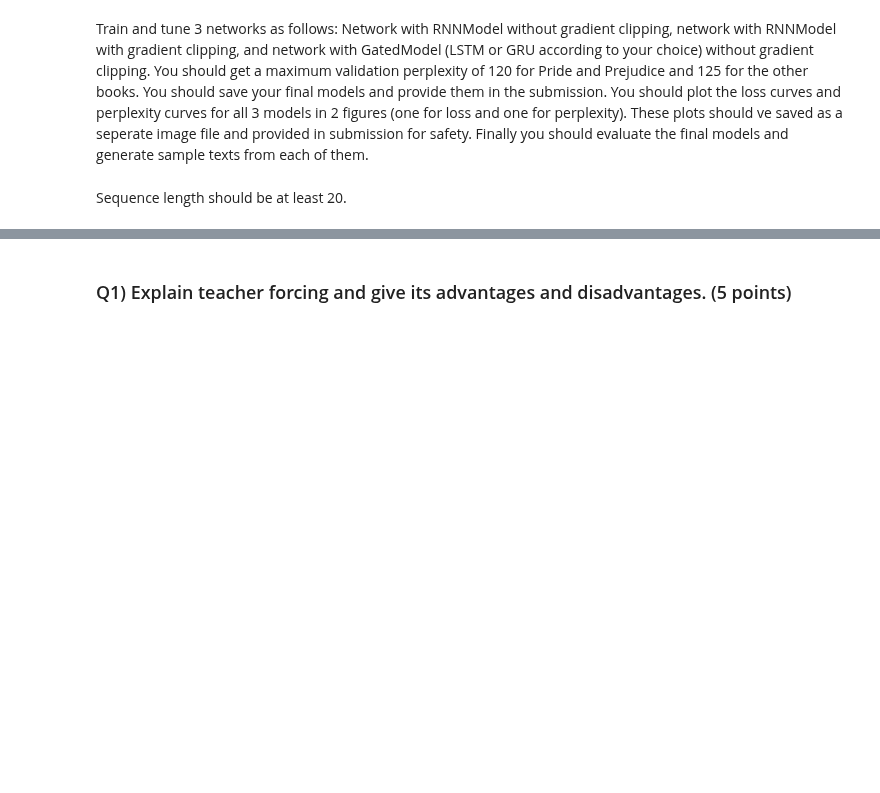
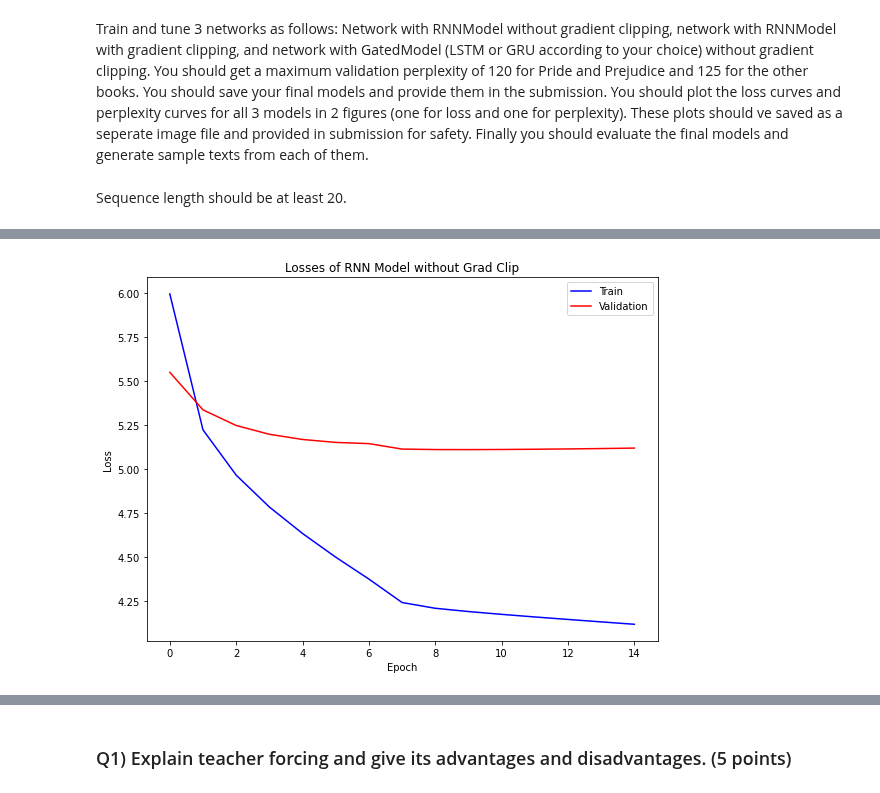
Before and after one commit to batuhanfaik/itu-cmpe, a Jupyter notebook: hw3/LanguageModelling.ipynb, the cells around one changed output, grey strips where cells are left out. Cells and saved outputs as stored; diff of their text form; code cells hidden in the pictures; blank space fills up the shorter version.

```diff
--- a/hw3/LanguageModelling.ipynb
+++ b/hw3/LanguageModelling.ipynb
@@ -283,21 +333,23 @@ def train(trainloader, evalloader, model, optimizer, criterion,
     """Fill in parts with None"""
     train_losses = []
     validation_losses = []
+    pps = []
     for ep in range(nepoch):
         if scheduler:
             scheduler.step()
         train_loss = train_one_epoch(model, criterion, optimizer, trainloader,
-                    log=True, log_interval=250, grad_clip=grad_clip, clip_val=clip_val)
-        train_losses.append(train_loss)
+                    log=True, log_interval=120, grad_clip=grad_clip, clip_val=clip_val)
+        train_losses.append(train_loss.item())
         if ep % log_interval == 0:
             print({'Epoch': ep+1, 'loss': train_loss.item()})
         if eval_during_train and ep % eval_interval == 0:
-            eval_loss = evaluate(model, criterion, evalloader, log=True)
-            validation_losses.append(eval_loss)
+            eval_loss, pp = evaluate(model, criterion, evalloader, log=True)
+            validation_losses.append(eval_loss.item())
+            pps.append(pp.item())
         if ep % save_interval == 0:
             torch.save(model, './models/'
                        + model_name + '.p')
-    return train_losses, validation_losses
+    return train_losses, validation_losses, pps
 # %%
 def generate(model, data, data_idx_dict, idx_data_dict,
              len_hist=50, len_gen=50, device='cuda'):
@@ -331,3 +383,14 @@ def generate(model, data, data_idx_dict, idx_data_dict,
 Train and tune 3 networks as follows: Network with RNNModel without gradient clipping, network with RNNModel with gradient clipping, and network with GatedModel (LSTM or GRU according to your choice) without gradient clipping.  You should get a maximum validation perplexity of 120 for Pride and Prejudice and 125 for the other books. You should save your final models and provide them in the submission. You should plot the loss curves and perplexity curves for all 3 models in 2 figures (one for loss and one for perplexity). These plots should ve saved as a seperate image file and provided in submission for safety. Finally you should evaluate the final models and generate sample texts from each of them.
 # %% [markdown]
 Sequence length should be at least 20.
+# %%
+ntoken = len(train_dataset.unique_data)
+rnn_model = RNNModel(ntoken, embed_size=1024, hidden_size=1024, hidden_layers=2, batch_size=trainloader.batch_size, dropout=0.2)
+
+total_param = []
+for p in rnn_model.parameters():
+    total_param.append(int(p.numel()))
+
+print("Total number of params: {}".format(sum(total_param)))
+print("Len of dataset: {}".format(len(train_dataset) + len(eval_dataset)))
+print("Number of unique words {}".format(ntoken))
@@ -333,0 +401,11 @@ Sequence length should be at least 20.
+# %%
+nepoch = 15
+lr = 1e-4
+
+criterion = torch.nn.CrossEntropyLoss()
+# criterion = torch.nn.NLLLoss()
+# optimizer = torch.optim.SGD(rnn_model.parameters(), lr=lr, momentum=0.9, weight_decay=1e-4, nesterov=True)
+optimizer = torch.optim.Adam(rnn_model.parameters(), lr=lr)
+scheduler = torch.optim.lr_scheduler.StepLR(optimizer, step_size=8, gamma=0.1)
+# scheduler = torch.optim.lr_scheduler.CosineAnnealingLR(optimizer, 50)
+rnn_model_train_losses, rnn_model_val_losses, rnn_model_perplexities = train(trainloader, evalloader, rnn_model, optimizer, criterion, nepoch, log_interval=1, grad_clip=False, scheduler=scheduler)
@@ -386,0 +518,12 @@ tensor(9.6497, device='cuda:0')
+# %%
+fig, axes = plt.subplots(nrows=1, ncols=1, figsize=(8, 6))
+axes.plot(rnn_model_train_losses, c="b", label="Train")
+axes.plot(rnn_model_val_losses, c="r", label="Validation")
+axes.set_title("Losses of RNN Model without Grad Clip")
+axes.set_xlabel("Epoch")
+axes.set_ylabel("Loss")
+axes.legend(loc="best")
+plt.savefig("losses_RNN_Model_no_clip.png")
+fig.tight_layout()
+# %% [output]
+[figure, added]
```
Also changed, not shown: parts of 46 cells of this notebook, 13 other files.
